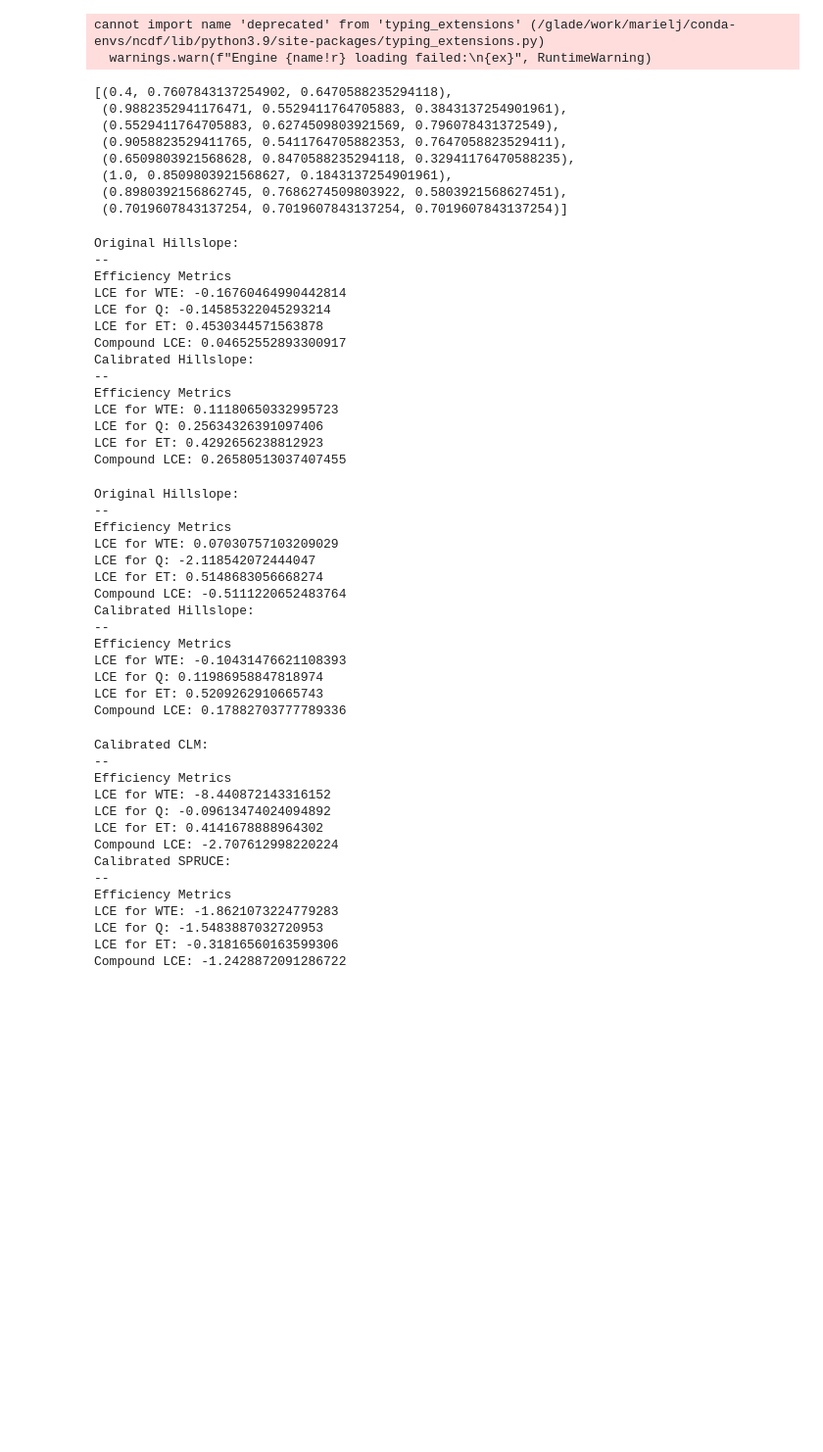
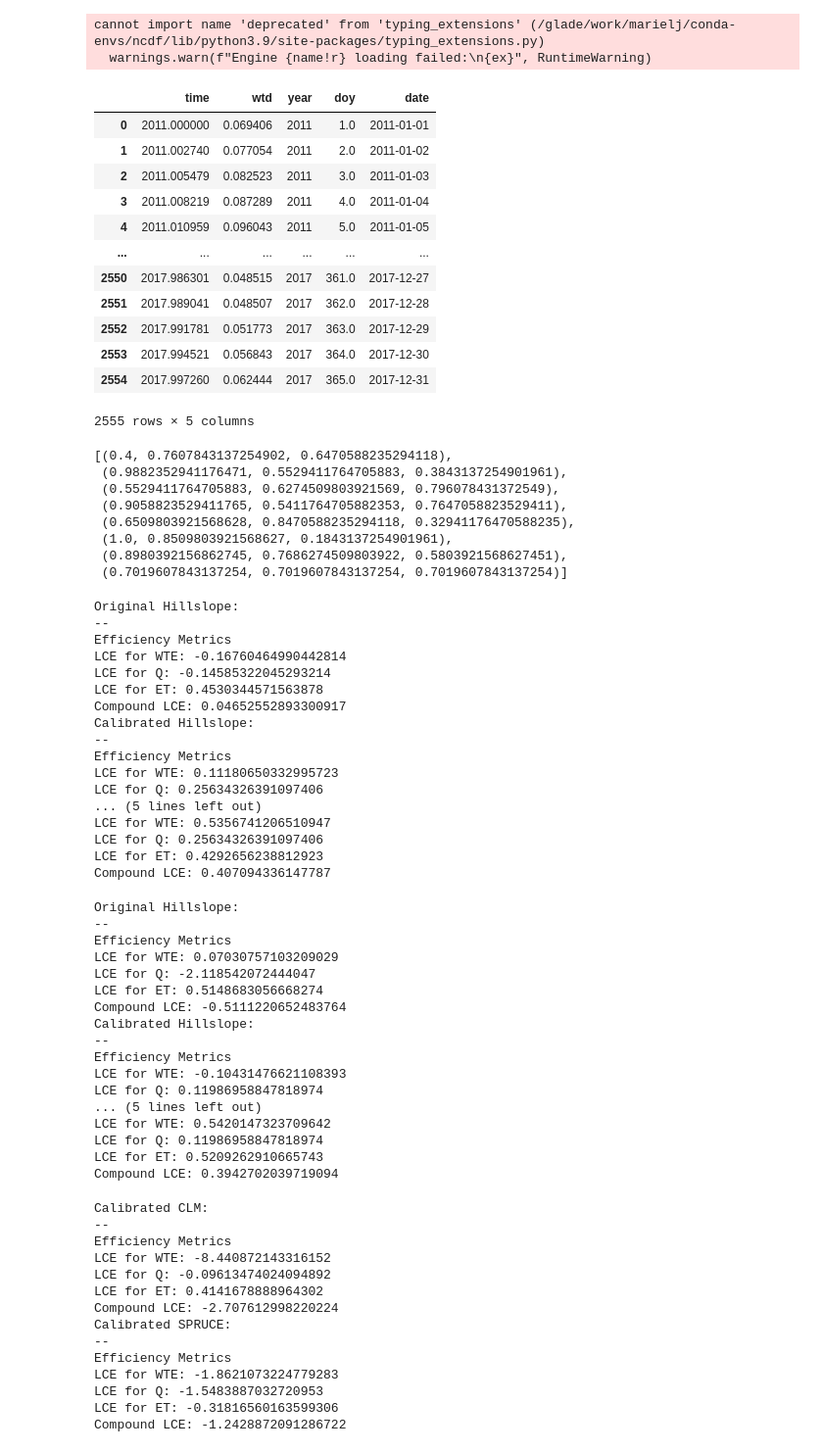
Before and after one commit to mwdjones/peatlandMIP, a Jupyter notebook: 03_plots-HillslopePaper.ipynb, the cells around one changed output. Shown at 98% size. Drawn from its saved outputs; the diff is of its cells as text; code cells hidden in the pictures; blank space fills up the shorter version.

```diff
--- a/03_plots-HillslopePaper.ipynb
+++ b/03_plots-HillslopePaper.ipynb
@@ -182,3 +189,19 @@ HILLSLOPEcalibcol =  xr.open_mfdataset('CLM-hillslope/3col-derecho-lcecalib-medl
+# %%
+HILLSLOPEadapted
+# %% [output]
+|  | time | wtd | year | doy | date |
+| 0 | 2011.000000 | 0.069406 | 2011 | 1.0 | 2011-01-01 |
+| 1 | 2011.002740 | 0.077054 | 2011 | 2.0 | 2011-01-02 |
+| 2 | 2011.005479 | 0.082523 | 2011 | 3.0 | 2011-01-03 |
+| 3 | 2011.008219 | 0.087289 | 2011 | 4.0 | 2011-01-04 |
+| 4 | 2011.010959 | 0.096043 | 2011 | 5.0 | 2011-01-05 |
+| ... | ... | ... | ... | ... | ... |
+| 2550 | 2017.986301 | 0.048515 | 2017 | 361.0 | 2017-12-27 |
+| 2551 | 2017.989041 | 0.048507 | 2017 | 362.0 | 2017-12-28 |
+| 2552 | 2017.991781 | 0.051773 | 2017 | 363.0 | 2017-12-29 |
+| 2553 | 2017.994521 | 0.056843 | 2017 | 364.0 | 2017-12-30 |
+| 2554 | 2017.997260 | 0.062444 | 2017 | 365.0 | 2017-12-31 |
+2555 rows × 5 columns
 # %%
 '''Subset Timestamps'''
 SPRUCEuncalib = SPRUCEuncalib.sel(time = slice("2011-01-01", "2016-12-31"))
@@ -214,7 +237,7 @@ sns.color_palette("Set2")
  (0.8980392156862745, 0.7686274509803922, 0.5803921568627451),
  (0.7019607843137254, 0.7019607843137254, 0.7019607843137254)]
 # %%
-'''LCE values'''
+'''LCE values for Hillslope - 2015'''
 spday = 86400
 
 #Based on just calib-year data
@@ -248,6 +271,20 @@ print('LCE for WTE: ' + str(calcLCE(observedWTE, modelWTE)))
 print('LCE for Q: ' + str(calcLCE(observedQ, modelQ)))
 print('LCE for ET: ' + str(calcLCE(observedET, modelET)))
 print('Compound LCE: ' + str(calcCompoundLCE(observedWTE, modelWTE, observedQ, modelQ, observedET, modelET)))
+
+print('WTE Adjusted Hillslope:')
+#assign
+HILLSLOPEcalib['ET'] = HILLSLOPEcalib.QVEGT + HILLSLOPEcalib.QSOIL
+modelWTE = -np.array(HILLSLOPEadapted[(HILLSLOPEadapted.date > pd.to_datetime("2014-12-31")) & (HILLSLOPEadapted.date < pd.to_datetime("2016-01-01"))].wtd)
+modelQ = spday*np.array(HILLSLOPEcalib.sel(time = slice("2015-01-01", "2015-12-31")).QRUNOFF.values.ravel())
+modelET = spday*np.array(HILLSLOPEcalib.sel(time = slice("2015-01-01", "2015-12-31")).ET.values.ravel())
+#Compound Lee Choi Efficiency
+print('--')
+print('Efficiency Metrics')
+print('LCE for WTE: ' + str(calcLCE(observedWTE, modelWTE)))
+print('LCE for Q: ' + str(calcLCE(observedQ, modelQ)))
+print('LCE for ET: ' + str(calcLCE(observedET, modelET)))
+print('Compound LCE: ' + str(calcCompoundLCE(observedWTE, modelWTE, observedQ, modelQ, observedET, modelET)))
 # %% [output]
 Original Hillslope:
 --
@@ -261,10 +298,13 @@ Calibrated Hillslope:
 Efficiency Metrics
 LCE for WTE: 0.11180650332995723
 LCE for Q: 0.25634326391097406
+... (5 lines left out)
+LCE for WTE: 0.5356741206510947
+LCE for Q: 0.25634326391097406
 LCE for ET: 0.4292656238812923
-Compound LCE: 0.26580513037407455
+Compound LCE: 0.407094336147787
 # %%
-'''LCE values'''
+'''LCE values for Hillslope - All Data'''
 #Based on all data
 print('Original Hillslope:')
 #assign
@@ -296,6 +336,20 @@ print('LCE for WTE: ' + str(calcLCE(observedWTE, modelWTE)))
 print('LCE for Q: ' + str(calcLCE(observedQ, modelQ)))
 print('LCE for ET: ' + str(calcLCE(observedET, modelET)))
 print('Compound LCE: ' + str(calcCompoundLCE(observedWTE, modelWTE, observedQ, modelQ, observedET, modelET)))
+
+print('WTE Adjusted Hillslope:')
+#assign
+HILLSLOPEcalib['ET'] = HILLSLOPEcalib.QVEGT + HILLSLOPEcalib.QSOIL
+modelWTE = -np.array(HILLSLOPEadapted.wtd)
+modelQ = spday*np.array(HILLSLOPEcalib.QRUNOFF.values.ravel())
+modelET = spday*np.array(HILLSLOPEcalib.ET.values.ravel())
+#Compound Lee Choi Efficiency
+print('--')
+print('Efficiency Metrics')
+print('LCE for WTE: ' + str(calcLCE(observedWTE, modelWTE)))
+print('LCE for Q: ' + str(calcLCE(observedQ, modelQ)))
+print('LCE for ET: ' + str(calcLCE(observedET, modelET)))
+print('Compound LCE: ' + str(calcCompoundLCE(observedWTE, modelWTE, observedQ, modelQ, observedET, modelET)))
 # %% [output]
 Original Hillslope:
 --
@@ -309,8 +363,11 @@ Calibrated Hillslope:
 Efficiency Metrics
 LCE for WTE: -0.10431476621108393
 LCE for Q: 0.11986958847818974
+... (5 lines left out)
+LCE for WTE: 0.5420147323709642
+LCE for Q: 0.11986958847818974
 LCE for ET: 0.5209262910665743
-Compound LCE: 0.17882703777789336
+Compound LCE: 0.3942702039719094
 # %%
 '''LCE values'''
 #Based on all data
```
Also changed, not shown: parts of 14 cells of this notebook, 16 other files.
